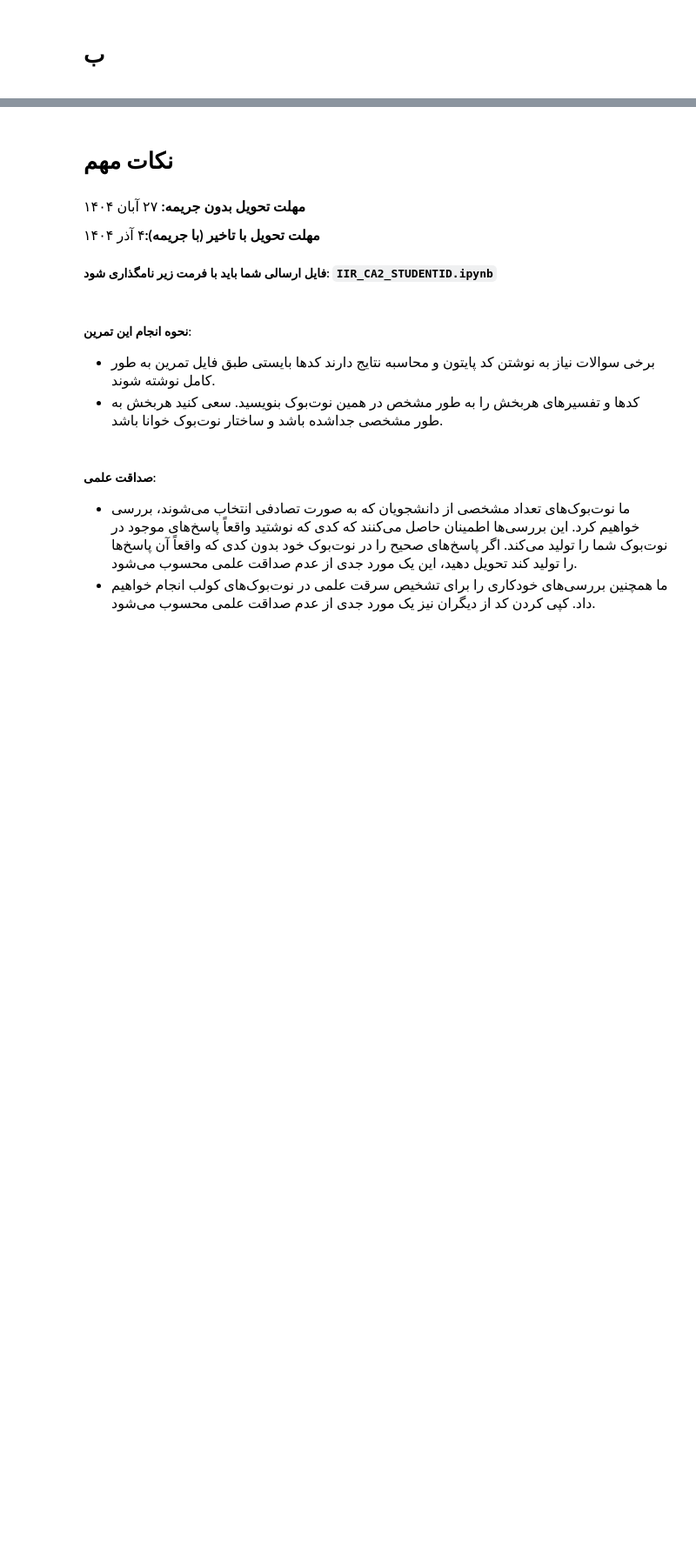
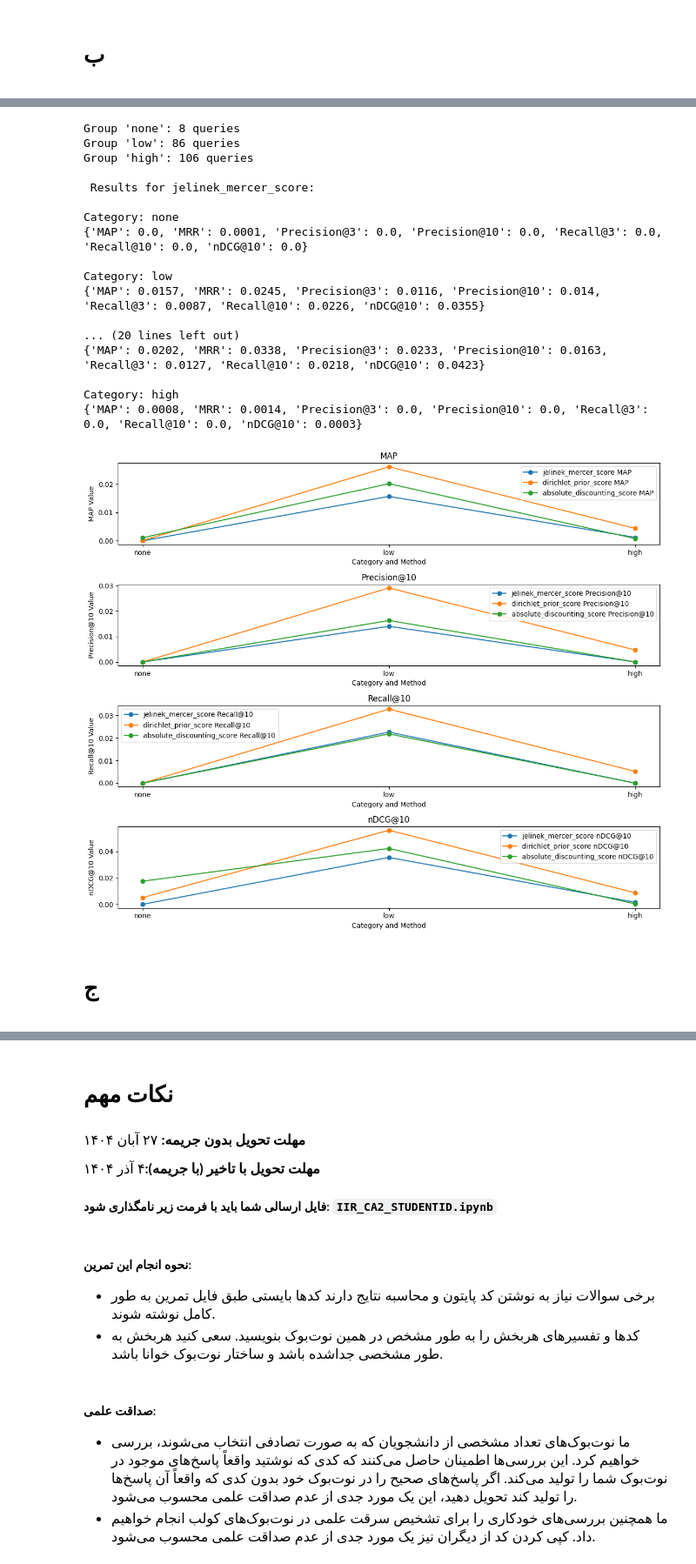
Before and after one commit to roz-pnv/IIR, a Jupyter notebook: IIR-CA2-220107046/code/IIR_CA2_code_220701046.ipynb, the cells around one changed output, grey strips where cells are left out. Shown at 87% size. Saved outputs shown, nothing was run; the diff lists cells and outputs as text; code cells hidden in the pictures; blank space fills up the shorter version.

```diff
--- a/IIR-CA2-220107046/code/IIR_CA2_code_220701046.ipynb
+++ b/IIR-CA2-220107046/code/IIR_CA2_code_220701046.ipynb
@@ -231,0 +894,8 @@ print(summary_df)
+# %%
+rare_terms = identify_rare_terms(inverted_index)
+
+grouped_queries = group_queries_by_rare_terms(queries, inverted_index, rare_terms)
+
+print("Group 'none':", len(grouped_queries['none']), "queries")
+print("Group 'low':", len(grouped_queries['low']), "queries")
+print("Group 'high':", len(grouped_queries['high']), "queries")
@@ -521,0 +1025,52 @@ display(ad_df)
+# %%
+
+def run_smoothing_evaluation():
+    methods_params = {
+        rm.jelinek_mercer_score: {"lambda_param": 0.2},
+        rm.dirichlet_prior_score: {"mu": 100},
+        rm.absolute_discounting_score: {"delta": 0.9},
+    }
+
+    rare_terms = identify_rare_terms(inverted_index)
+    grouped_queries = group_queries_by_rare_terms(queries, inverted_index, rare_terms)
+
+    print(f"Group 'none': {len(grouped_queries['none'])} queries")
+    print(f"Group 'low': {len(grouped_queries['low'])} queries")
+    print(f"Group 'high': {len(grouped_queries['high'])} queries")
+
+    evaluator = QuerySmoothingModelEvaluator(
+        inverted_index=inverted_index,
+        queries=queries,
+        relevance_judgments=relevance_judgments
+    )
+
+    results = evaluator.evaluate_models(methods_params, grouped_queries)
+
+    evaluator.print_results(results)
+    evaluator.plot_results(results)
+
+
+run_smoothing_evaluation()
+# %% [output]
+Group 'none': 8 queries
+Group 'low': 86 queries
+Group 'high': 106 queries
+
+ Results for jelinek_mercer_score:
+
+Category: none
+{'MAP': 0.0, 'MRR': 0.0001, 'Precision@3': 0.0, 'Precision@10': 0.0, 'Recall@3': 0.0, 'Recall@10': 0.0, 'nDCG@10': 0.0}
+
+Category: low
+{'MAP': 0.0157, 'MRR': 0.0245, 'Precision@3': 0.0116, 'Precision@10': 0.014, 'Recall@3': 0.0087, 'Recall@10': 0.0226, 'nDCG@10': 0.0355}
+
+... (20 lines left out)
+{'MAP': 0.0202, 'MRR': 0.0338, 'Precision@3': 0.0233, 'Precision@10': 0.0163, 'Recall@3': 0.0127, 'Recall@10': 0.0218, 'nDCG@10': 0.0423}
+
+Category: high
+{'MAP': 0.0008, 'MRR': 0.0014, 'Precision@3': 0.0, 'Precision@10': 0.0, 'Recall@3': 0.0, 'Recall@10': 0.0, 'nDCG@10': 0.0003}
+[figure, added]
+# %% [markdown]
+<div dir="rtl">
+
+# ج
```
Also changed, not shown: parts of 48 cells of this notebook, 1 other file.
